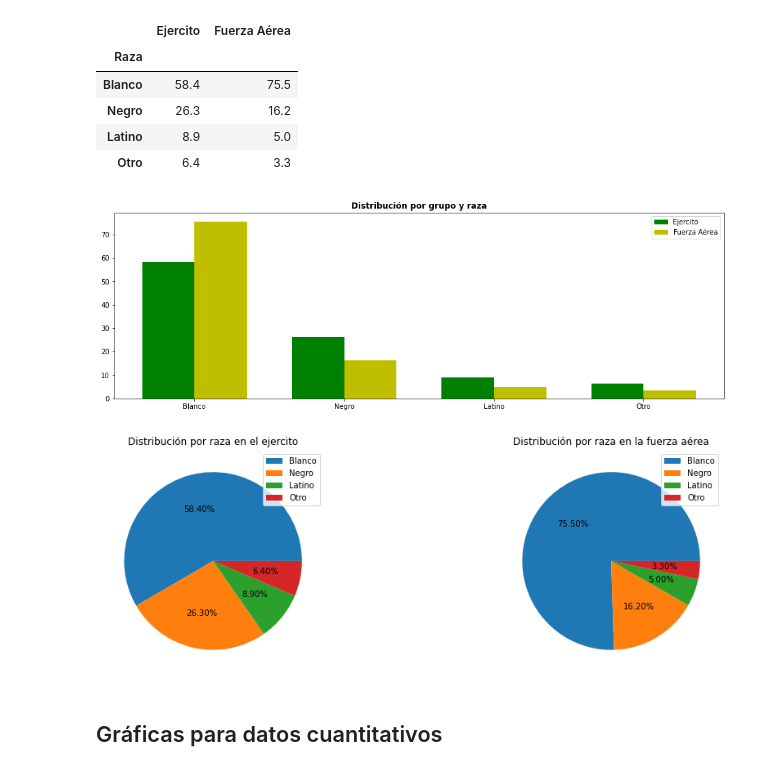
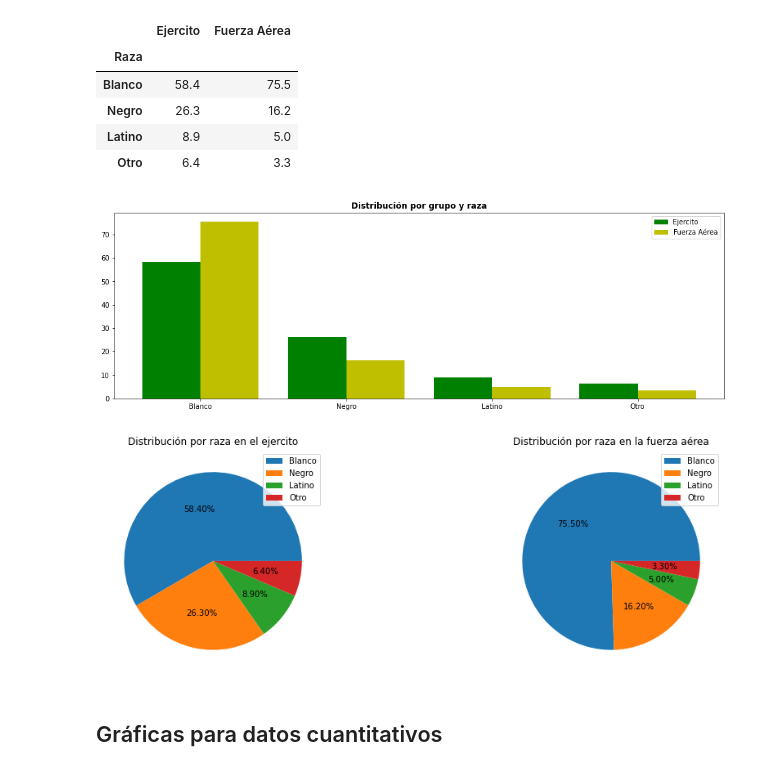
Before and after one commit to JuanFeA98/Estadistica_Probabilidad, a Jupyter notebook: Introduccion a la Probabilidad y Estadistica - Mendenhall & Beaver/1. Descripcion de datos por medio de graficas.ipynb, the cells around one changed output. Drawn from its saved outputs; the diff is of its cells as text; code cells hidden in the pictures.

```diff
--- a/Introduccion a la Probabilidad y Estadistica - Mendenhall & Beaver/1. Descripcion de datos por medio de graficas.ipynb
+++ b/Introduccion a la Probabilidad y Estadistica - Mendenhall & Beaver/1. Descripcion de datos por medio de graficas.ipynb
@@ -201,35 +201,37 @@ df
 # Primer gráfico individual
 
 x = np.arange(len(list(df.index)))
+
+width=0.4
 
 fig, ax = plt.subplots(figsize=(16, 5))
 rects1 = ax.bar(x-width/2, df['Ejercito'], width, label='Ejercito', color='g')
 rects1 = ax.bar(x+width/2, df['Fuerza Aérea'], width, label='Fuerza Aérea', color='y')
 
 ax.set_xticks(x)
 ax.set_xticklabels(df.index)
 
 ax.legend()
 
 ax.set_title('Distribución por grupo y raza', fontdict={'fontweight':'bold'})
 
 plt.show()
 
 # Gráficos grupales
 
 fig, ax = plt.subplots(1, 2, figsize=(16, 5))
 
 ax[0].set_title('Distribución por raza en el ejercito')
 ax[0].pie(df['Ejercito'], autopct='%1.2f%%')
 ax[0].legend(df.index, loc='upper right')
 
 ax[1].set_title('Distribución por raza en la fuerza aérea')
 ax[1].pie(df['Fuerza Aérea'], autopct='%1.2f%%')
 ax[1].legend(df.index, loc='upper right')
 
 plt.show()
 # %% [output]
-[figure, old version]
+[figure, new version]
 [figure]
 # %% [markdown]
 ## Gráficas para datos cuantitativos
```
Also changed, not shown: parts of 2 cells of this notebook.
